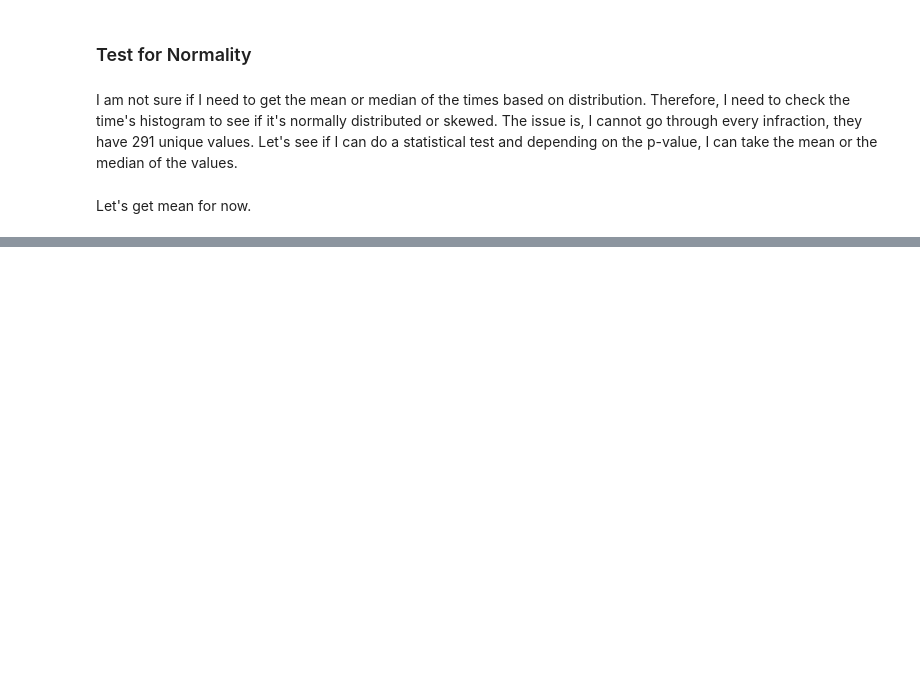
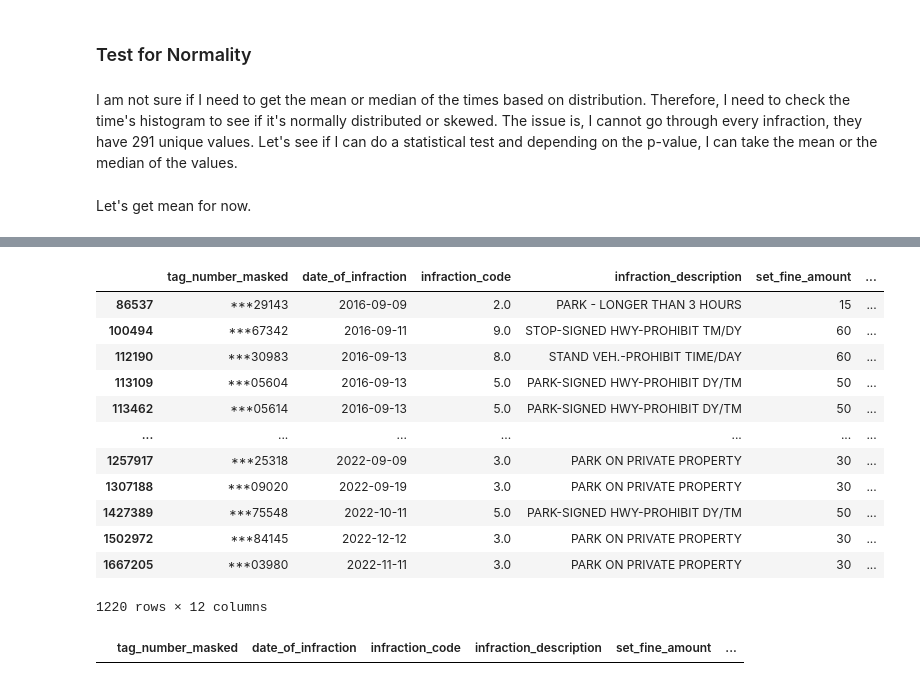
Before and after one commit to tilovashahrin/Toronto_ParkingTicket_Capstone, a Jupyter notebook: Notebooks/Cleaning and EDA.ipynb, the cells around one changed output, grey strips where cells are left out. Cells and saved outputs as stored; diff of their text form; code cells hidden in the pictures; blank space fills up the shorter version.

```diff
--- a/Notebooks/Cleaning and EDA.ipynb
+++ b/Notebooks/Cleaning and EDA.ipynb
@@ -374,0 +582,16 @@ print(rows_with_nan)
+# %%
+df_merged[df_merged['location2'].str.contains(r'^[0].+$', regex=True)]
+# %% [output]
+|  | tag_number_masked | date_of_infraction | infraction_code | infraction_description | set_fine_amount | ... |
+| 86537 | ***29143 | 2016-09-09 | 2.0 | PARK - LONGER THAN 3 HOURS | 15 | ... |
+| 100494 | ***67342 | 2016-09-11 | 9.0 | STOP-SIGNED HWY-PROHIBIT TM/DY | 60 | ... |
+| 112190 | ***30983 | 2016-09-13 | 8.0 | STAND VEH.-PROHIBIT TIME/DAY | 60 | ... |
+| 113109 | ***05604 | 2016-09-13 | 5.0 | PARK-SIGNED HWY-PROHIBIT DY/TM | 50 | ... |
+| 113462 | ***05614 | 2016-09-13 | 5.0 | PARK-SIGNED HWY-PROHIBIT DY/TM | 50 | ... |
+| ... | ... | ... | ... | ... | ... | ... |
+| 1257917 | ***25318 | 2022-09-09 | 3.0 | PARK ON PRIVATE PROPERTY | 30 | ... |
+| 1307188 | ***09020 | 2022-09-19 | 3.0 | PARK ON PRIVATE PROPERTY | 30 | ... |
+| 1427389 | ***75548 | 2022-10-11 | 5.0 | PARK-SIGNED HWY-PROHIBIT DY/TM | 50 | ... |
+| 1502972 | ***84145 | 2022-12-12 | 3.0 | PARK ON PRIVATE PROPERTY | 30 | ... |
+| 1667205 | ***03980 | 2022-11-11 | 3.0 | PARK ON PRIVATE PROPERTY | 30 | ... |
+1220 rows × 12 columns
@@ -374,0 +600,4 @@ print(rows_with_nan)
+# %%
+df_merged[df_merged['location2'].str.contains(r'^[0].+$', regex=True)]
+# %% [output]
+|  | tag_number_masked | date_of_infraction | infraction_code | infraction_description | set_fine_amount | ... |
```
Also changed, not shown: parts of 34 cells of this notebook.
